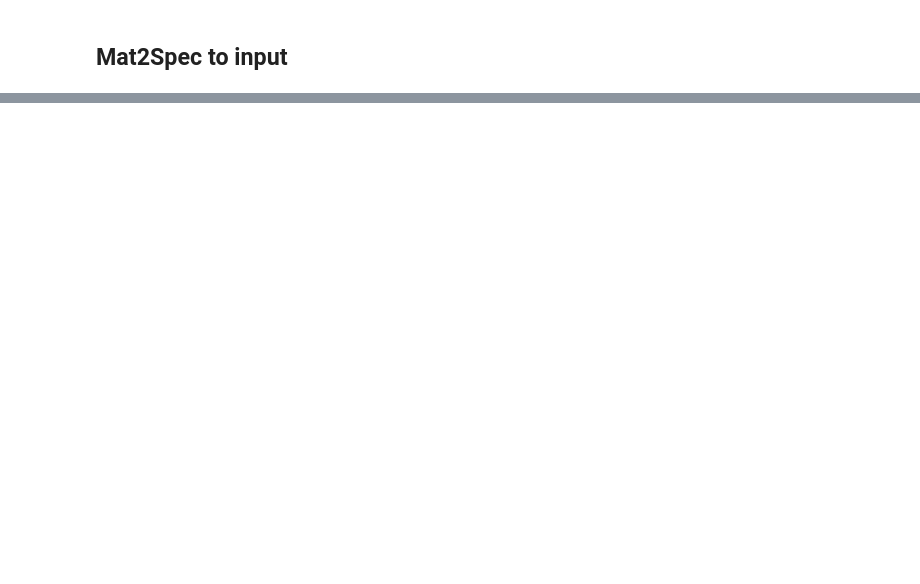
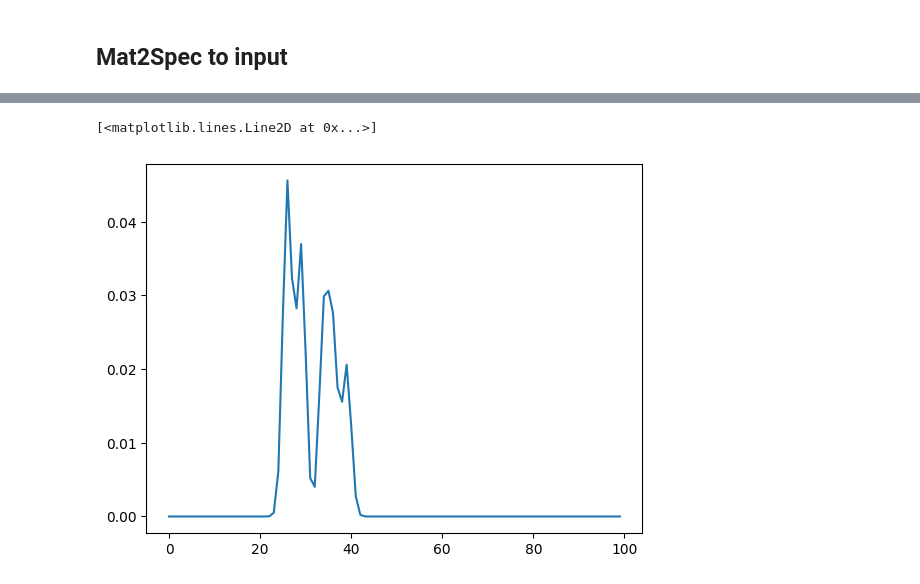
Before and after one commit to dmamur/struct2prop, a Jupyter notebook: create_input_data.ipynb, the cells around one changed output, grey strips where cells are left out. Drawn from its saved outputs; the diff is of its cells as text; code cells hidden in the pictures; blank space fills up the shorter version.

```diff
--- a/create_input_data.ipynb
+++ b/create_input_data.ipynb
@@ -48,0 +102,6 @@ Mat2Spec_DATA.zip   100%[===================>] 230.37M  34.5MB/s    in 7.5s
+# %%
+import matplotlib.pyplot as plt
+plt.plot(rdfs[2])
+# %% [output]
+[<matplotlib.lines.Line2D at 0x...>]
+[figure, added]
```
Also changed, not shown: parts of 9 cells of this notebook.
